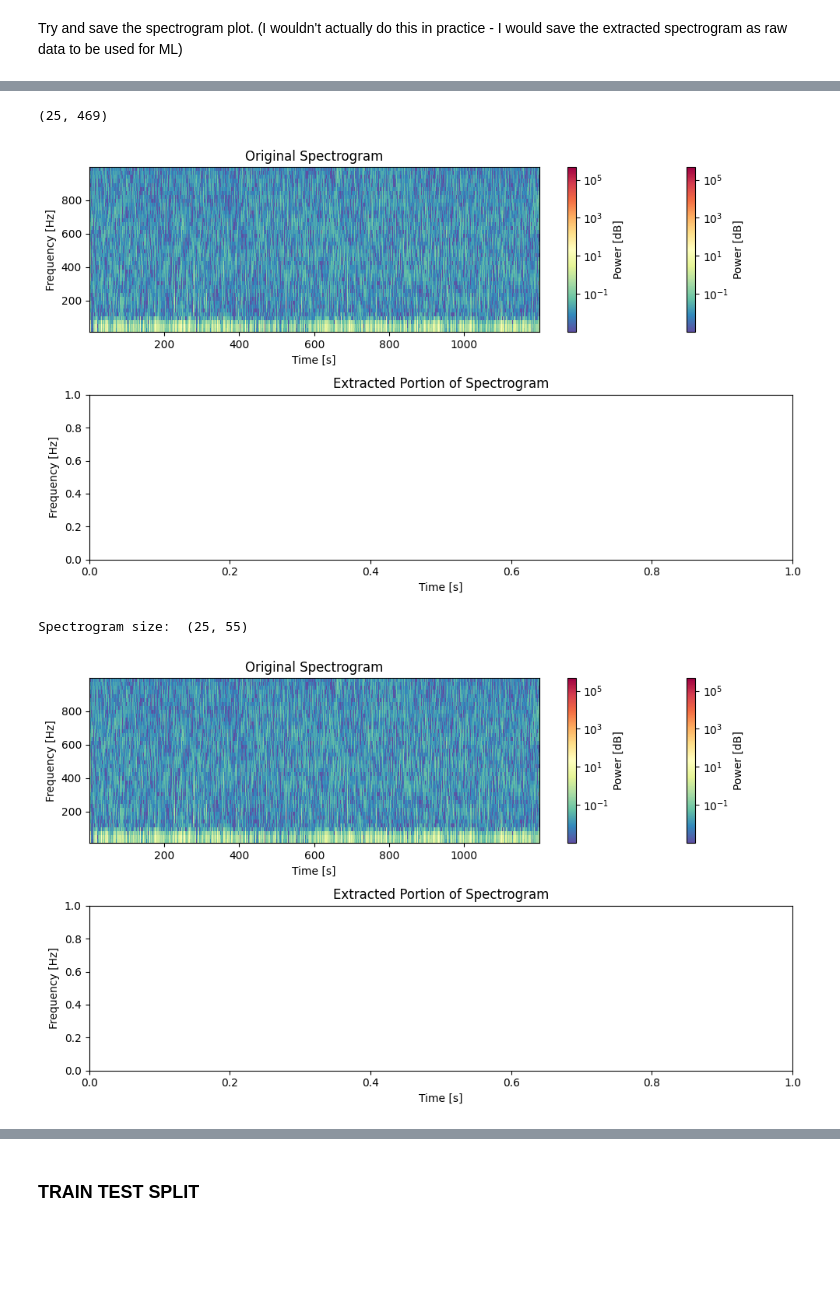
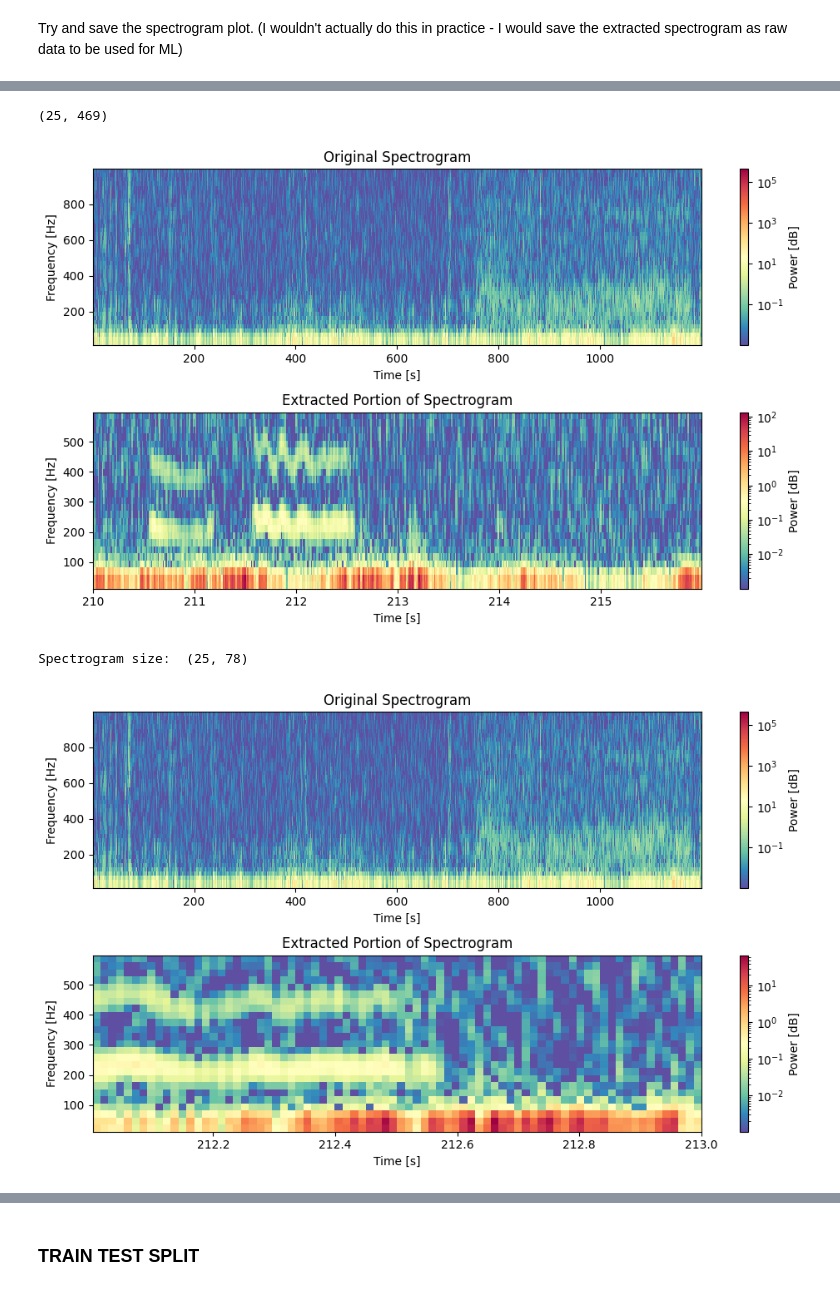
Before and after one commit to mickalleny2k/ML-Project2, a Jupyter notebook: Spectrogram.ipynb, the cells around one changed output, grey strips where cells are left out. Drawn from its saved outputs; the diff is of its cells as text; code cells hidden in the pictures; blank space fills up the shorter version.

```diff
--- a/Spectrogram.ipynb
+++ b/Spectrogram.ipynb
@@ -272,9 +386,10 @@ print(spectrogram_sub.shape)
 #File index
 #file =  '5713.210809120002'  #from PPT at time 892-896 (Rupe B)
 #file =  'Rupes A and B\\5713.210809120002'  #from PPT at time 892-896 (Rupe B)
-file = '5711.211013050024'
+#file = '5711.211013050024'
 #file = 'Rupes A and B\\5713.210825190002'
 #file =          'Moan\\5713.210902110002'  #from PPT at time 212 seconds
+file = '5713.210902110002'  #from PPT at time 212 seconds
 
 #Read the 2 files
 sample_rate, samples = wavfile.read(file+'.wav')
@@ -446,6 +466,6 @@ plt.show()
 # %%
 #Define time and frequency limits
-time_start, time_end = 891, 897  # Time range in seconds
+time_start, time_end = 210, 216  # Time range in seconds
 freq_start, freq_end = 20, 600  # Frequency range in Hz
 
 #Find indices for the time range
@@ -453,38 +473,38 @@ time_indices = np.where((times >= time_start) & (times <= time_end))[0]
 
 #Find indices for the frequency range
 freq_indices = np.where((frequencies >= freq_start) & (frequencies <= freq_end))[0]
 
 #Extract the portion of the spectrogram
 spectrogram_sub = spectrogram[freq_indices][:, time_indices]
 frequencies_sub = frequencies[freq_indices]
 times_sub = times[time_indices]
 print(spectrogram_sub.shape)
 
 #Plot the original and sub-portion spectrograms
 plt.figure(figsize=(10, 6))
 
 plt.subplot(2, 1, 1)
 plt.pcolormesh(times, frequencies, spectrogram, norm=LogNorm(), cmap='Spectral_r')
 plt.title('Original Spectrogram')
 plt.ylabel('Frequency [Hz]')
 plt.xlabel('Time [s]')
 plt.colorbar(label='Power [dB]')
 
 plt.subplot(2, 1, 2)
-#plt.pcolormesh(times_sub, frequencies_sub, spectrogram_sub, norm=LogNorm(), cmap='Spectral_r')
+plt.pcolormesh(times_sub, frequencies_sub, spectrogram_sub, norm=LogNorm(), cmap='Spectral_r')
 plt.title('Extracted Portion of Spectrogram')
 plt.ylabel('Frequency [Hz]')
 plt.xlabel('Time [s]')
 plt.colorbar(label='Power [dB]')
 
 plt.tight_layout()
 plt.show()
 # %% [output]
 (25, 469)
-[figure, old version]
+[figure, new version]
 # %%
 #Define time and frequency limits
-time_start, time_end = 892.5, 893.2  # Time range in seconds
+time_start, time_end = 212.0, 213.0  # Time range in seconds
 freq_start, freq_end = 20, 600  # Frequency range in Hz
 
 #Find indices for the time range
@@ -510,7 +530,7 @@ plt.xlabel('Time [s]')
 plt.colorbar(label='Power [dB]')
 
 plt.subplot(2, 1, 2)
-#plt.pcolormesh(times_sub, frequencies_sub, spectrogram_sub, norm=LogNorm(), cmap='Spectral_r')
+plt.pcolormesh(times_sub, frequencies_sub, spectrogram_sub, norm=LogNorm(), cmap='Spectral_r')
 plt.title('Extracted Portion of Spectrogram')
 plt.ylabel('Frequency [Hz]')
 plt.xlabel('Time [s]')
@@ -519,8 +539,8 @@ plt.colorbar(label='Power [dB]')
 plt.tight_layout()
 plt.show()
 # %% [output]
-Spectrogram size:  (25, 55)
+Spectrogram size:  (25, 78)
-[figure, old version]
+[figure, new version]
 # %%
 plt.savefig('spectrogram_guttaral1.png')
 #plt.clf()
```
Also changed, not shown: parts of 26 cells of this notebook.
